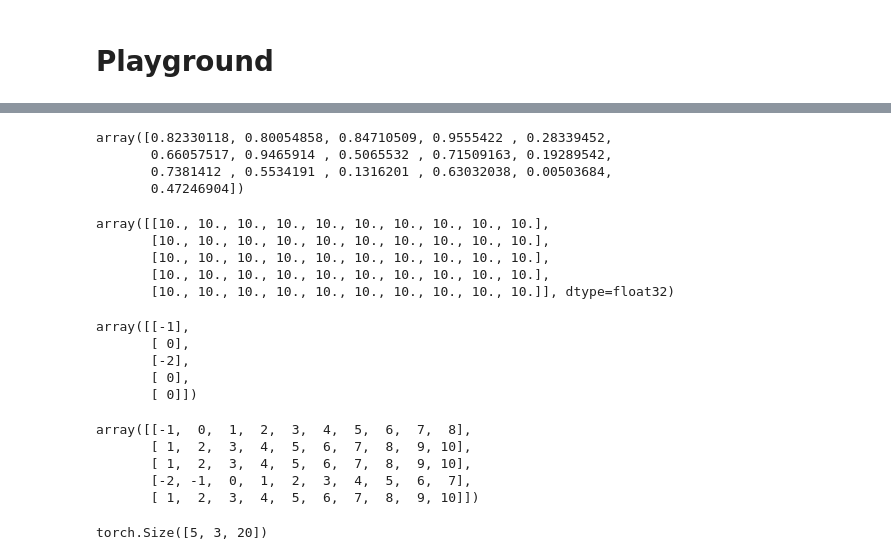
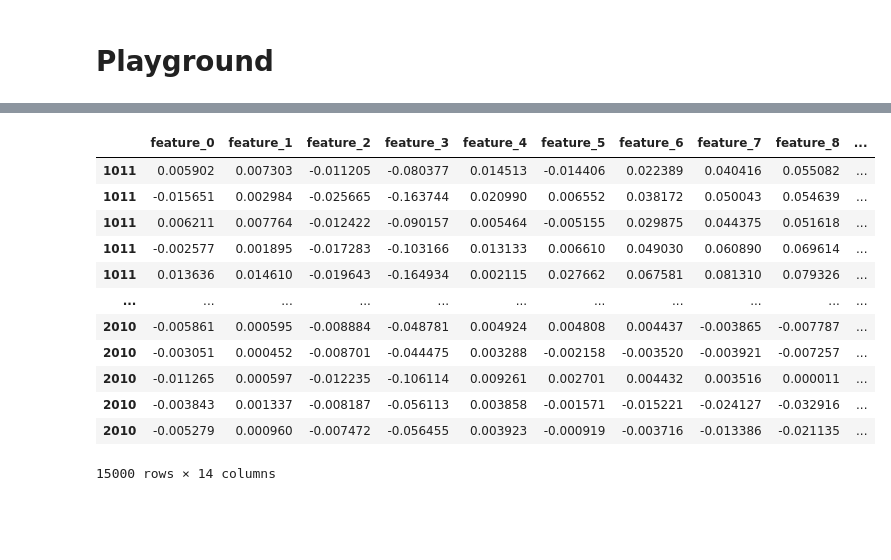
Before and after one commit to zzyy-gh/TradeMaster, a Jupyter notebook: competition/competition copy.ipynb, the cells around one changed output, grey strips where cells are left out. Cells and saved outputs as stored; diff of their text form; code cells hidden in the pictures; blank space fills up the shorter version.

```diff
--- a/competition/competition copy.ipynb
+++ b/competition/competition copy.ipynb
@@ -663,44 +580,18 @@ for i in action_list_2:
-# %%
-np.random.rand(16)
-# %% [output]
-array([0.82330118, 0.80054858, 0.84710509, 0.9555422 , 0.28339452,
-       0.66057517, 0.9465914 , 0.5065532 , 0.71509163, 0.19289542,
-       0.7381412 , 0.5534191 , 0.1316201 , 0.63032038, 0.00503684,
-       0.47246904])
-# %%
-import numpy as np
-a = np.empty((5,10),np.float32)
-# a[:] = np.array(10) + np.random.randint(-2,2,5).reshape(5,1)
-a[:] = 10
-a
-# %% [output]
-array([[10., 10., 10., 10., 10., 10., 10., 10., 10., 10.],
-       [10., 10., 10., 10., 10., 10., 10., 10., 10., 10.],
-       [10., 10., 10., 10., 10., 10., 10., 10., 10., 10.],
-       [10., 10., 10., 10., 10., 10., 10., 10., 10., 10.],
-       [10., 10., 10., 10., 10., 10., 10., 10., 10., 10.]], dtype=float32)
-# %%
-np.random.randint(-2,2,5).reshape(5,1)
-# %% [output]
-array([[-1],
-       [ 0],
-       [-2],
-       [ 0],
-       [ 0]])
-# %%
-np.array(range(10)) + np.random.randint(-2,2,5).reshape(5,1)
-# %% [output]
-array([[-1,  0,  1,  2,  3,  4,  5,  6,  7,  8],
-       [ 1,  2,  3,  4,  5,  6,  7,  8,  9, 10],
-       [ 1,  2,  3,  4,  5,  6,  7,  8,  9, 10],
-       [-2, -1,  0,  1,  2,  3,  4,  5,  6,  7],
-       [ 1,  2,  3,  4,  5,  6,  7,  8,  9, 10]])
-# %%
-rnn = nn.LSTM(10, 20, 2)
-input = torch.randn(5, 3, 10)
-h0 = torch.randn(2, 3, 20)
-c0 = torch.randn(2, 3, 20)
-output, (hn, cn) = rnn(input, (h0, c0))
-output.size()
-# %% [output]
-torch.Size([5, 3, 20])
+# %%
+df = pd.read_csv('data/train.csv', index_col=0)
+df1 = pd.read_csv('data/train.csv', index_col=0).tail(15000)
+df1
+# %% [output]
+|  | feature_0 | feature_1 | feature_2 | feature_3 | feature_4 | feature_5 | feature_6 | feature_7 | feature_8 | ... |
+| 1011 | 0.005902 | 0.007303 | -0.011205 | -0.080377 | 0.014513 | -0.014406 | 0.022389 | 0.040416 | 0.055082 | ... |
+| 1011 | -0.015651 | 0.002984 | -0.025665 | -0.163744 | 0.020990 | 0.006552 | 0.038172 | 0.050043 | 0.054639 | ... |
+| 1011 | 0.006211 | 0.007764 | -0.012422 | -0.090157 | 0.005464 | -0.005155 | 0.029875 | 0.044375 | 0.051618 | ... |
+| 1011 | -0.002577 | 0.001895 | -0.017283 | -0.103166 | 0.013133 | 0.006610 | 0.049030 | 0.060890 | 0.069614 | ... |
+| 1011 | 0.013636 | 0.014610 | -0.019643 | -0.164934 | 0.002115 | 0.027662 | 0.067581 | 0.081310 | 0.079326 | ... |
+| ... | ... | ... | ... | ... | ... | ... | ... | ... | ... | ... |
+| 2010 | -0.005861 | 0.000595 | -0.008884 | -0.048781 | 0.004924 | 0.004808 | 0.004437 | -0.003865 | -0.007787 | ... |
+| 2010 | -0.003051 | 0.000452 | -0.008701 | -0.044475 | 0.003288 | -0.002158 | -0.003520 | -0.003921 | -0.007257 | ... |
+| 2010 | -0.011265 | 0.000597 | -0.012235 | -0.106114 | 0.009261 | 0.002701 | 0.004432 | 0.003516 | 0.000011 | ... |
+| 2010 | -0.003843 | 0.001337 | -0.008187 | -0.056113 | 0.003858 | -0.001571 | -0.015221 | -0.024127 | -0.032916 | ... |
+| 2010 | -0.005279 | 0.000960 | -0.007472 | -0.056455 | 0.003923 | -0.000919 | -0.003716 | -0.013386 | -0.021135 | ... |
+15000 rows × 14 columns
```
Also changed, not shown: parts of 8 cells of this notebook, 52 other files.
